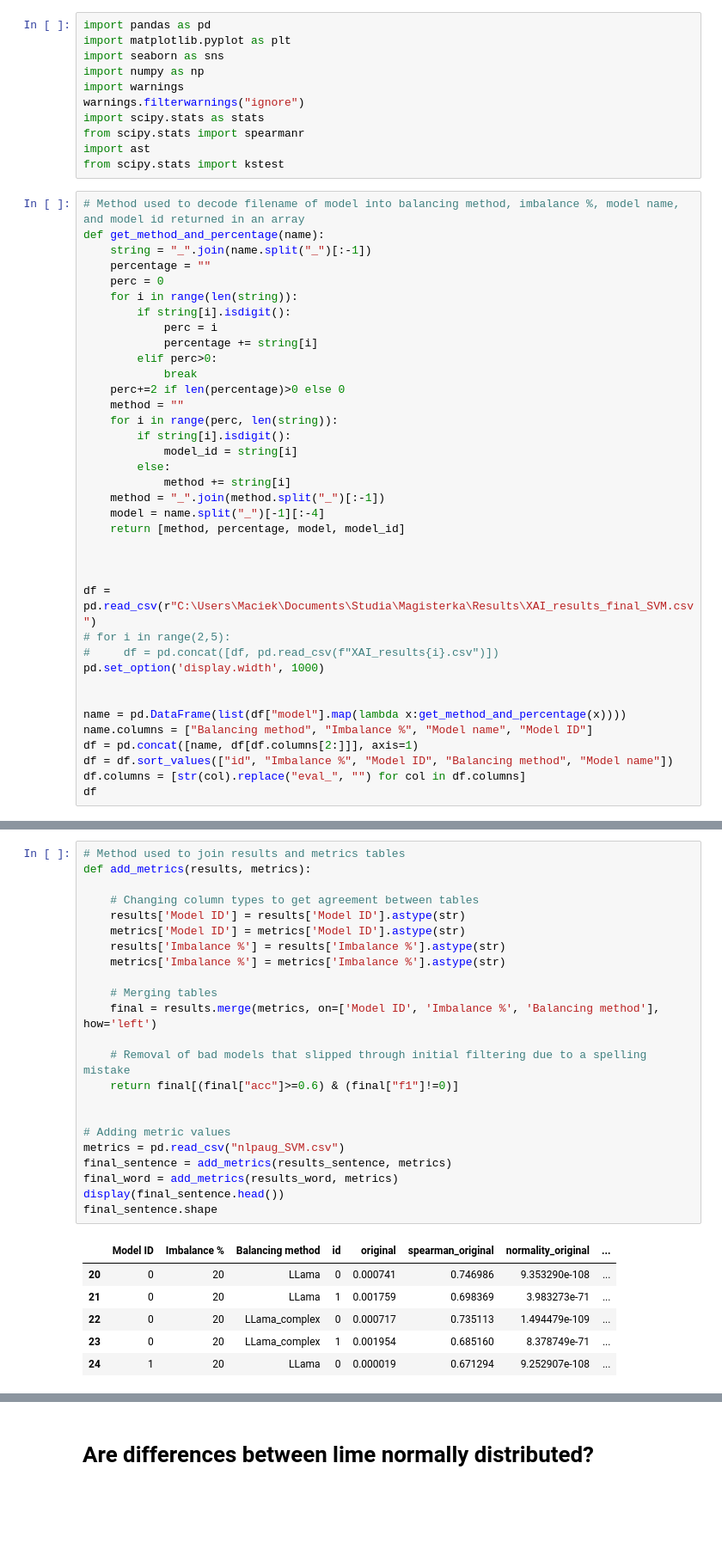
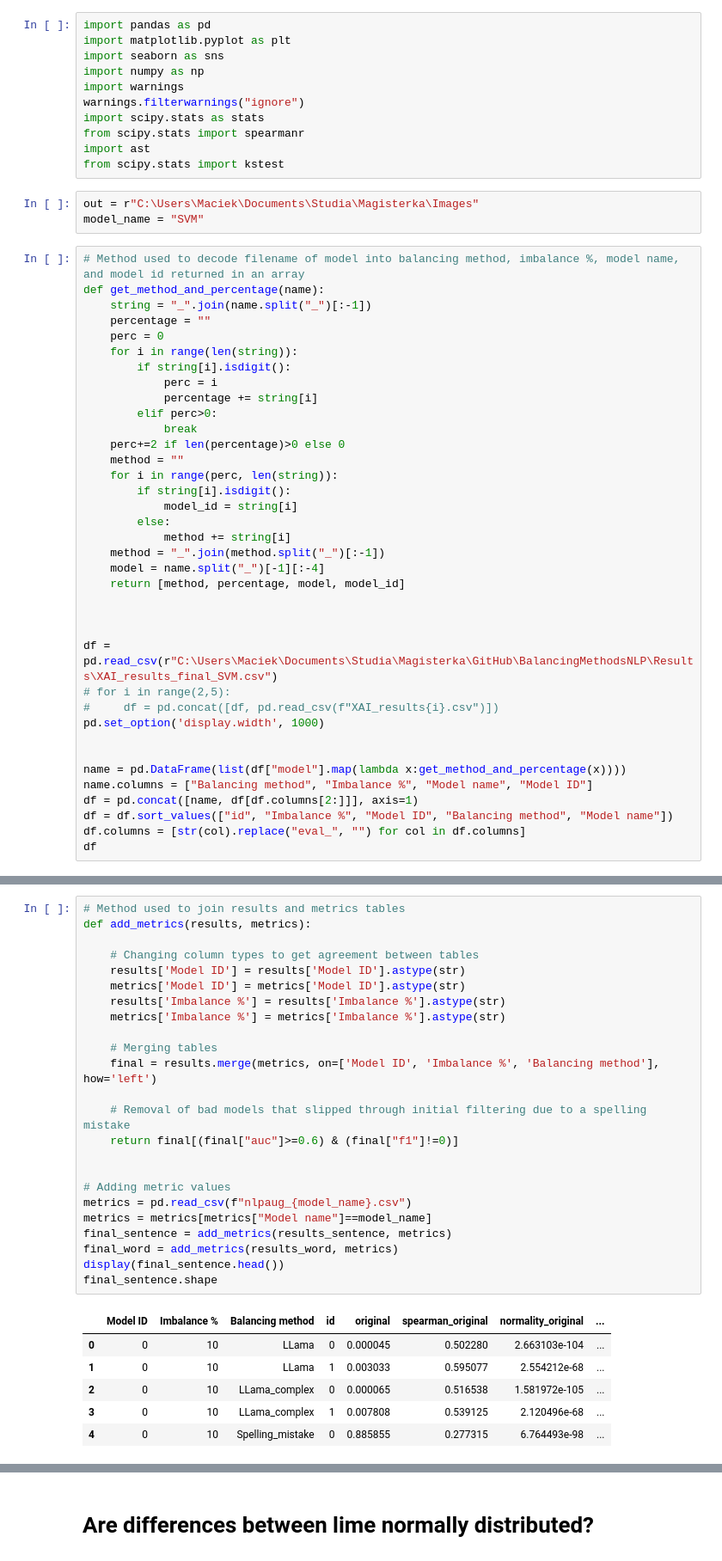
Before and after one commit to pawlik0wskim/BalancingMethodsNLP, a Jupyter notebook: Results/XAI_analysis.ipynb, the cells around one changed output, grey strips where cells are left out. Shown at 86% size. Saved outputs shown, nothing was run; the diff lists cells and outputs as text; blank space fills up the shorter version.

```diff
--- a/Results/XAI_analysis.ipynb
+++ b/Results/XAI_analysis.ipynb
@@ -9,6 +9,9 @@ import scipy.stats as stats
 from scipy.stats import spearmanr
 import ast
 from scipy.stats import kstest
+# %%
+out = r"C:\Users\Maciek\Documents\Studia\Magisterka\Images"
+model_name = "SVM"
 # %%
 # Method used to decode filename of model into balancing method, imbalance %, model name, and model id returned in an array
 def get_method_and_percentage(name):
@@ -34,7 +37,7 @@ def get_method_and_percentage(name):
 
 
 
-df = pd.read_csv(r"C:\Users\Maciek\Documents\Studia\Magisterka\Results\XAI_results_final_SVM.csv")
+df = pd.read_csv(r"C:\Users\Maciek\Documents\Studia\Magisterka\GitHub\BalancingMethodsNLP\Results\XAI_results_final_SVM.csv")
 # for i in range(2,5):
 #     df = pd.concat([df, pd.read_csv(f"XAI_results{i}.csv")])
 pd.set_option('display.width', 1000)
@@ -217,31 +254,32 @@ results_sentence.head()
 # %%
 # Method used to join results and metrics tables
 def add_metrics(results, metrics):
 
     # Changing column types to get agreement between tables
     results['Model ID'] = results['Model ID'].astype(str)
     metrics['Model ID'] = metrics['Model ID'].astype(str)
     results['Imbalance %'] = results['Imbalance %'].astype(str)
     metrics['Imbalance %'] = metrics['Imbalance %'].astype(str)
 
     # Merging tables
     final = results.merge(metrics, on=['Model ID', 'Imbalance %', 'Balancing method'], how='left')
 
     # Removal of bad models that slipped through initial filtering due to a spelling mistake
-    return final[(final["acc"]>=0.6) & (final["f1"]!=0)]
+    return final[(final["auc"]>=0.6) & (final["f1"]!=0)]
 
 
 # Adding metric values
-metrics = pd.read_csv("nlpaug_SVM.csv")
+metrics = pd.read_csv(f"nlpaug_{model_name}.csv")
+metrics = metrics[metrics["Model name"]==model_name]
 final_sentence = add_metrics(results_sentence, metrics)
 final_word = add_metrics(results_word, metrics)
 display(final_sentence.head())
 final_sentence.shape
 # %% [output]
 |  | Model ID | Imbalance % | Balancing method | id | original | spearman_original | normality_original | ... |
-| 20 | 0 | 20 | LLama | 0 | 0.000741 | 0.746986 | 9.353290e-108 | ... |
-| 21 | 0 | 20 | LLama | 1 | 0.001759 | 0.698369 | 3.983273e-71 | ... |
-| 22 | 0 | 20 | LLama_complex | 0 | 0.000717 | 0.735113 | 1.494479e-109 | ... |
-| 23 | 0 | 20 | LLama_complex | 1 | 0.001954 | 0.685160 | 8.378749e-71 | ... |
-| 24 | 1 | 20 | LLama | 0 | 0.000019 | 0.671294 | 9.252907e-108 | ... |
+| 0 | 0 | 10 | LLama | 0 | 0.000045 | 0.502280 | 2.663103e-104 | ... |
+| 1 | 0 | 10 | LLama | 1 | 0.003033 | 0.595077 | 2.554212e-68 | ... |
+| 2 | 0 | 10 | LLama_complex | 0 | 0.000065 | 0.516538 | 1.581972e-105 | ... |
+| 3 | 0 | 10 | LLama_complex | 1 | 0.007808 | 0.539125 | 2.120496e-68 | ... |
+| 4 | 0 | 10 | Spelling_mistake | 0 | 0.885855 | 0.277315 | 6.764493e-98 | ... |
 5 rows × 21 columns
```
Also changed, not shown: parts of 42 cells of this notebook, 3 other files.
